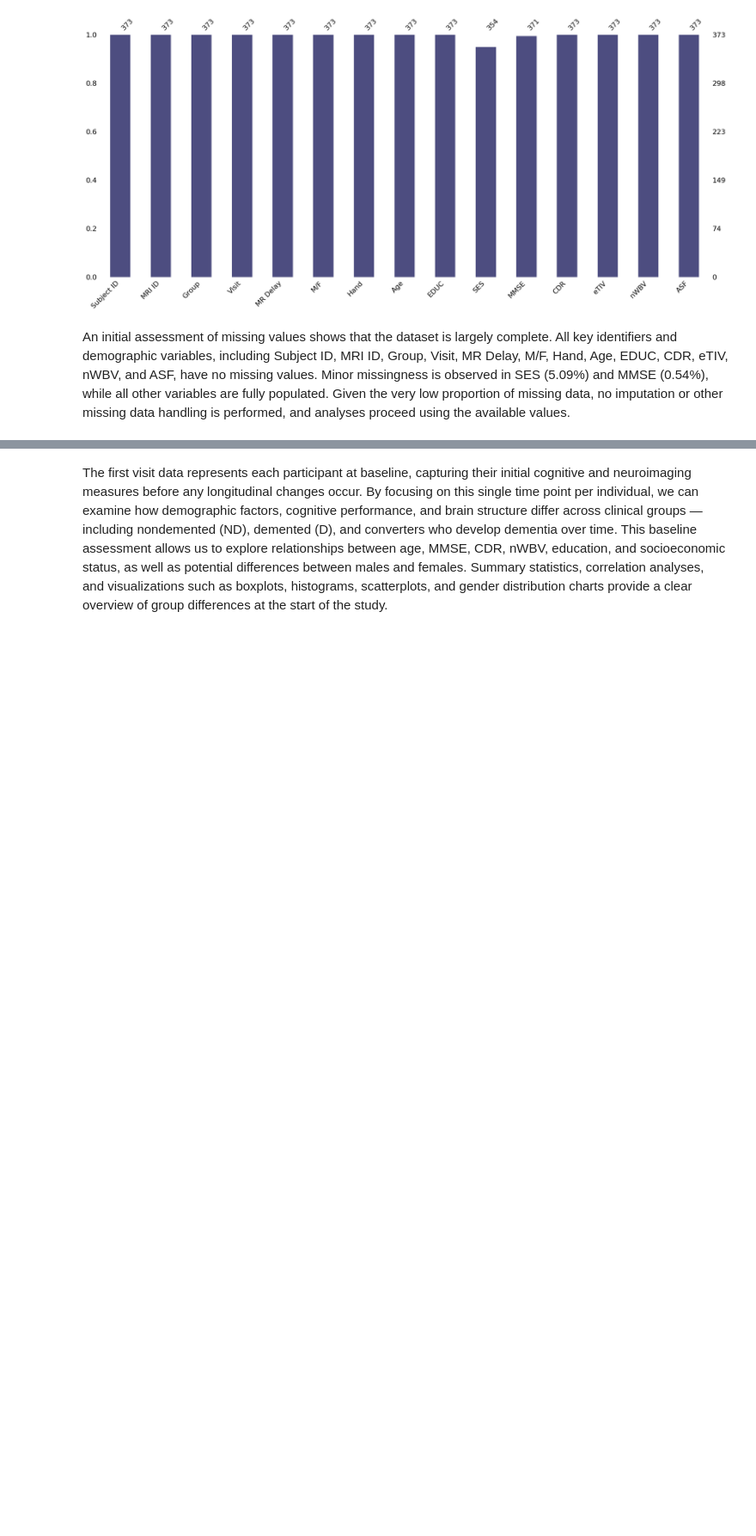
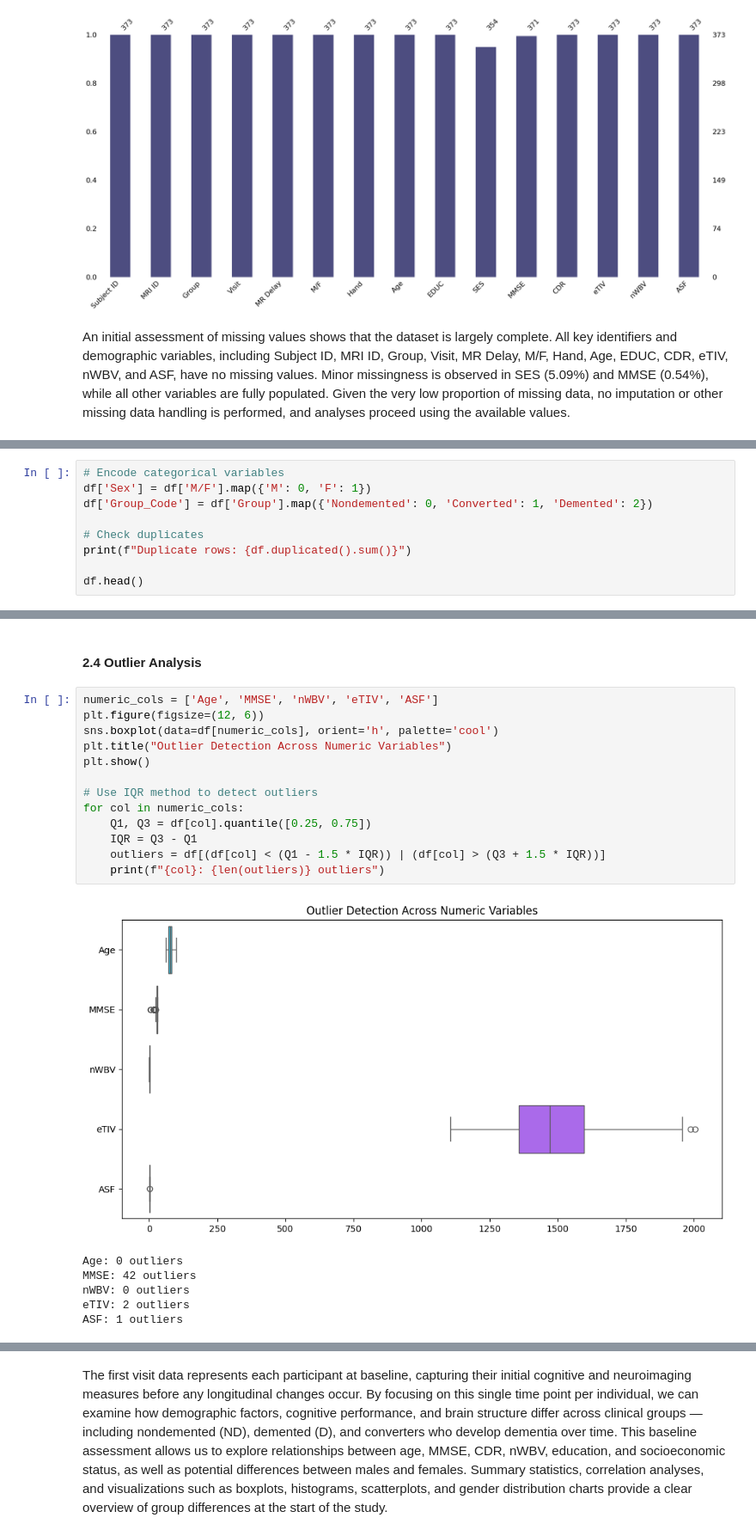
Before and after one commit to ThiwankaKT/3920_Project, a Jupyter notebook: notebooks/data-eda.ipynb, the cells around one changed output, grey strips where cells are left out. Shown at 86% size. Drawn from its saved outputs; the diff is of its cells as text; blank space fills up the shorter version.

```diff
--- a/notebooks/data-eda.ipynb
+++ b/notebooks/data-eda.ipynb
@@ -149,0 +154,9 @@ An initial assessment of missing values shows that the dataset is largely comple
+# %%
+# Encode categorical variables
+df['Sex'] = df['M/F'].map({'M': 0, 'F': 1})
+df['Group_Code'] = df['Group'].map({'Nondemented': 0, 'Converted': 1, 'Demented': 2})
+
+# Check duplicates
+print(f"Duplicate rows: {df.duplicated().sum()}")
+
+df.head()
@@ -149,0 +190,22 @@ An initial assessment of missing values shows that the dataset is largely comple
+# %% [markdown]
+#### 2.4 Outlier Analysis
+# %%
+numeric_cols = ['Age', 'MMSE', 'nWBV', 'eTIV', 'ASF']
+plt.figure(figsize=(12, 6))
+sns.boxplot(data=df[numeric_cols], orient='h', palette='cool')
+plt.title("Outlier Detection Across Numeric Variables")
+plt.show()
+
+# Use IQR method to detect outliers
+for col in numeric_cols:
+    Q1, Q3 = df[col].quantile([0.25, 0.75])
+    IQR = Q3 - Q1
+    outliers = df[(df[col] < (Q1 - 1.5 * IQR)) | (df[col] > (Q3 + 1.5 * IQR))]
+    print(f"{col}: {len(outliers)} outliers")
+# %% [output]
+[figure, added]
+Age: 0 outliers
+MMSE: 42 outliers
+nWBV: 0 outliers
+eTIV: 2 outliers
+ASF: 1 outliers
```
Also changed, not shown: parts of 31 cells of this notebook.
